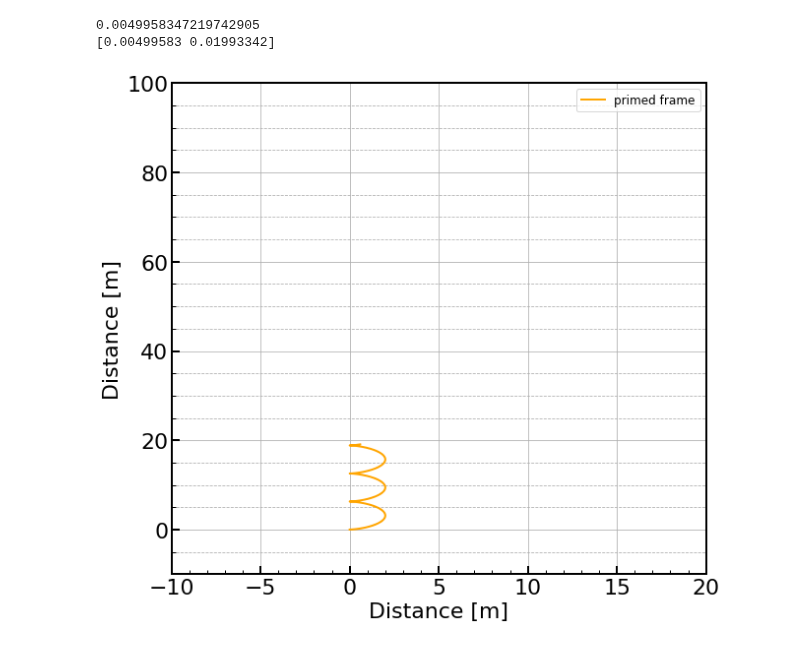
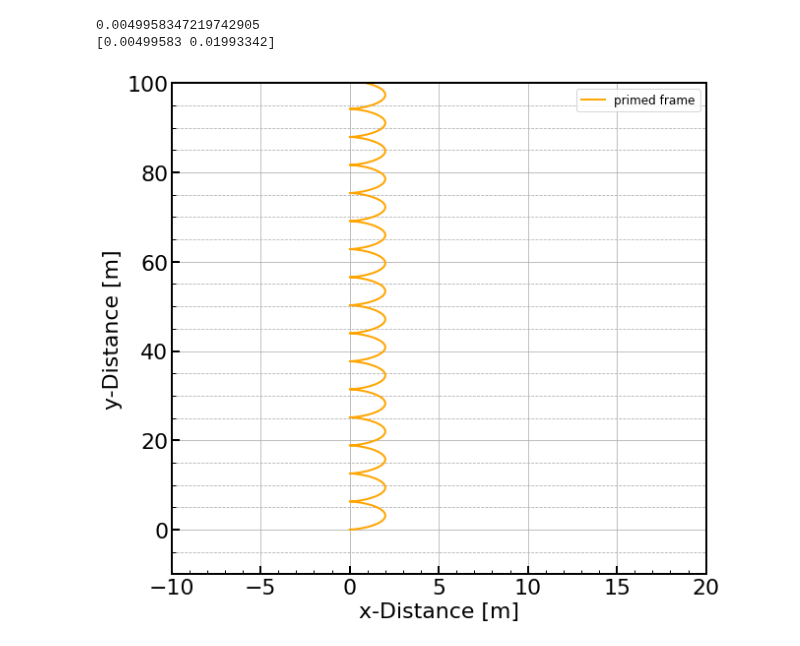
Before and after one commit to villano-lab/analytical_mechanics, a Jupyter notebook: non-intertial-I.ipynb, the cells around one changed output. Drawn from its saved outputs; the diff is of its cells as text; code cells hidden in the pictures.

```diff
--- a/non-intertial-I.ipynb
+++ b/non-intertial-I.ipynb
@@ -38,36 +38,36 @@ fig,axes = plt.subplots(1,1,figsize=(9.0,8.0),sharex=True)
 ax1 = axes
 
 
-T=np.arange(0,200,0.01)
+T=np.arange(0,1000,0.01)
 
 
 ax1.plot(vecxro(T),vecyro(T),color='orange',linestyle="-",linewidth=2, \
          label='primed frame')
 
 
 
 
 
 
 
 
 
 ax1.set_yscale('linear')
 #ax1.set_yscale('log')
 ax1.set_xlim(-10*R, 20*R)
 ax1.set_ylim(-10*R,100*R)
-ax1.set_xlabel(r'Distance [m]')
-ax1.set_ylabel('Distance [m]')
+ax1.set_xlabel(r'x-Distance [m]')
+ax1.set_ylabel('y-Distance [m]')
 ax1.grid(True)
 ax1.yaxis.grid(True,which='minor',linestyle='--')
 ax1.legend(loc=1,prop={'size':12})
 #ax1.legend(bbox_to_anchor=(1.04,1),borderaxespad=0,prop={'size':22})
 
 for axis in ['top','bottom','left','right']:
   ax1.spines[axis].set_linewidth(2)
 
 plt.tight_layout()
 #plt.savefig('figures/figure.png')
 plt.show()
 # %% [output]
-[figure, old version]
+[figure, new version]
```
